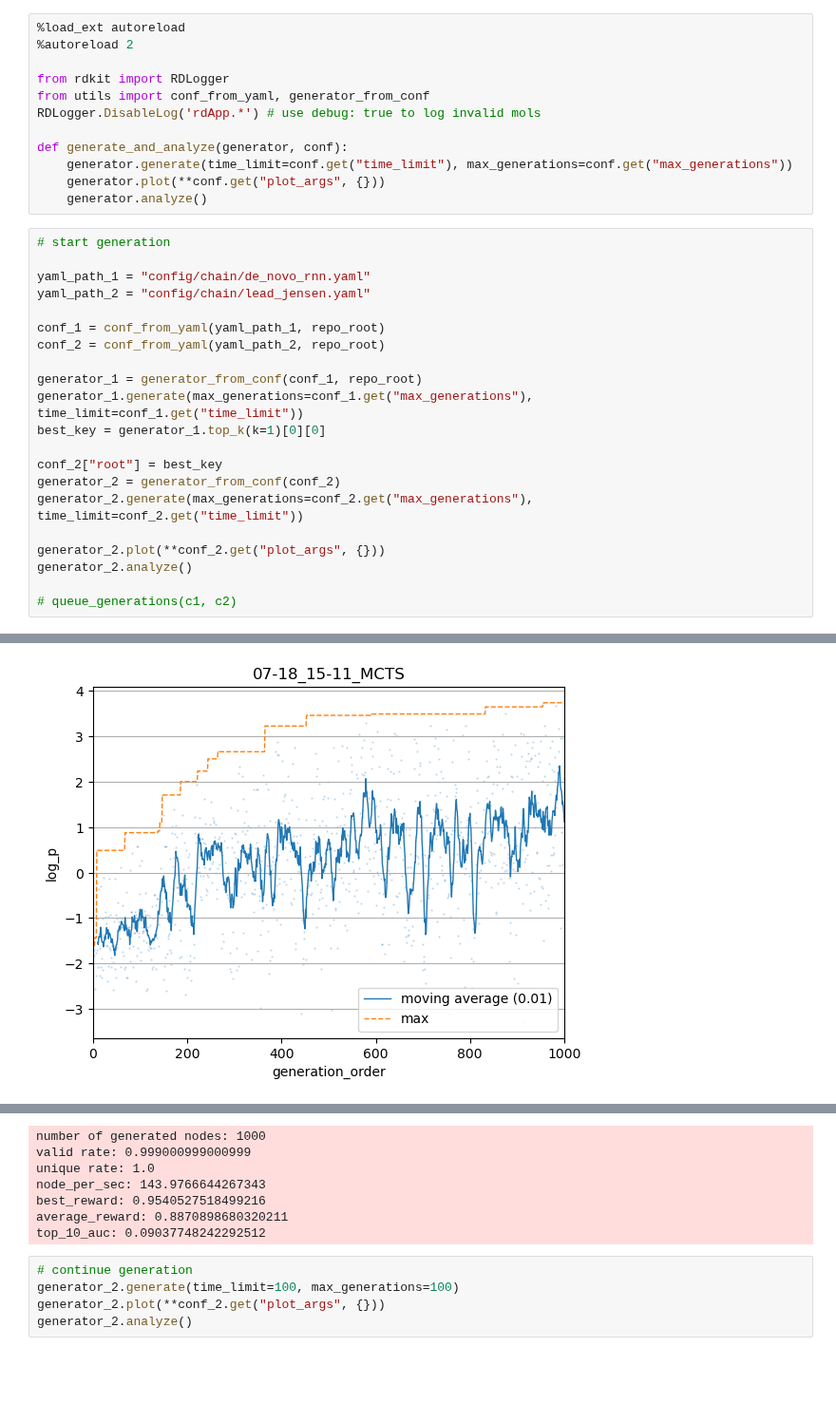
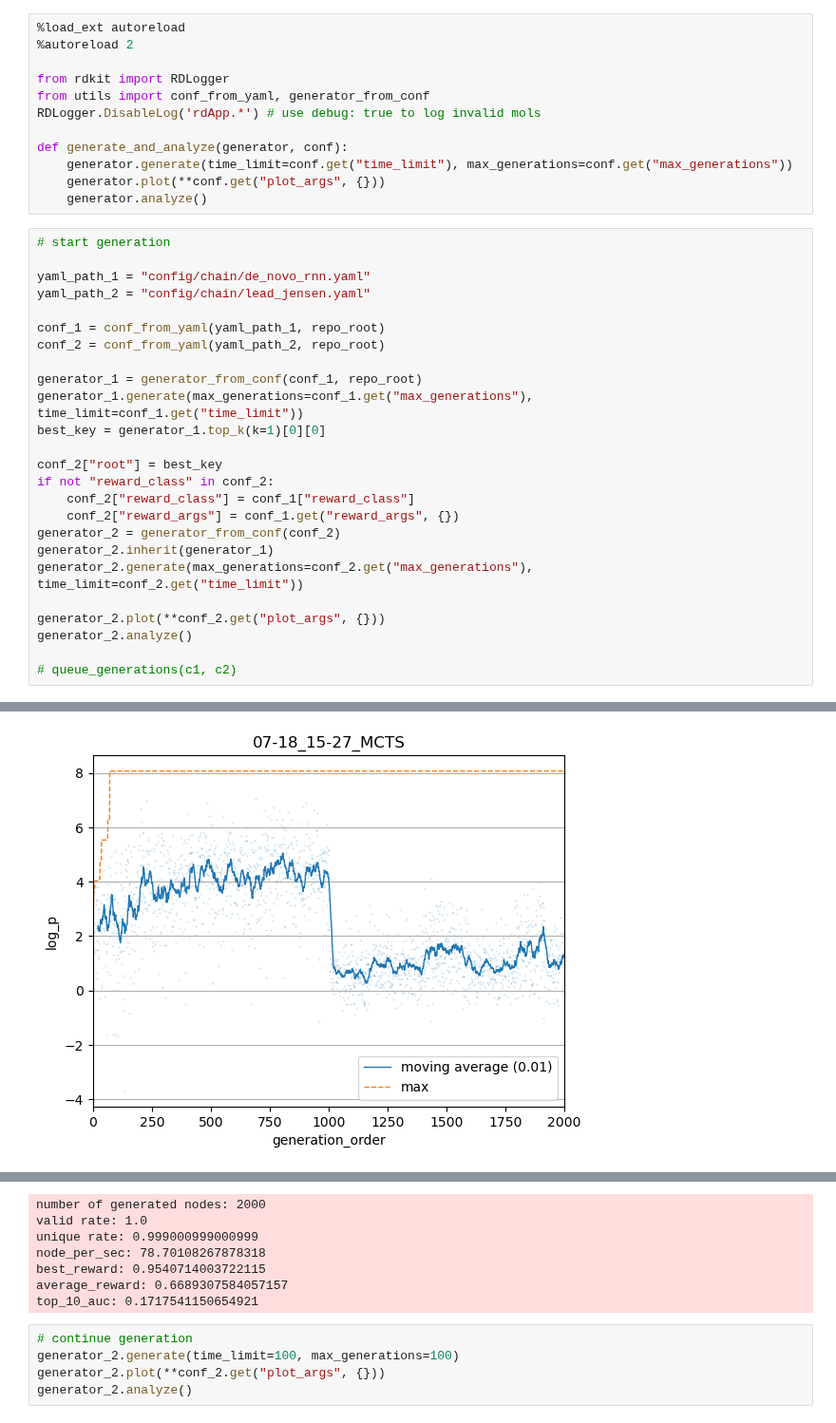
Before and after one commit to molecule-generator-collection/ChemTSv3, a Jupyter notebook: sandbox/chain_generation.ipynb, the cells around one changed output, grey strips where cells are left out. Shown at 95% size. Drawn from its saved outputs; the diff is of its cells as text; blank space fills up the shorter version.

Commit message:
Add inherit()

```diff
--- a/sandbox/chain_generation.ipynb
+++ b/sandbox/chain_generation.ipynb
@@ -30,7 +30,11 @@ generator_1.generate(max_generations=conf_1.get("max_generations"), time_limit=c
 best_key = generator_1.top_k(k=1)[0][0]
 
 conf_2["root"] = best_key
+if not "reward_class" in conf_2:
+    conf_2["reward_class"] = conf_1["reward_class"]
+    conf_2["reward_args"] = conf_1.get("reward_args", {})
 generator_2 = generator_from_conf(conf_2)
+generator_2.inherit(generator_1)
 generator_2.generate(max_generations=conf_2.get("max_generations"), time_limit=conf_2.get("time_limit"))
 
 generator_2.plot(**conf_2.get("plot_args", {}))
@@ -57,2 +61,2 @@ Starting generation...
 Generation finished.
-[figure, old version]
+[figure, new version]
@@ -62,10 +66,10 @@ Generation finished.
-number of generated nodes: 1000
-valid rate: 0.999000999000999
-unique rate: 1.0
-node_per_sec: 143.9766644267343
-best_reward: 0.9540527518499216
-average_reward: 0.8870898680320211
-top_10_auc: 0.09037748242292512
+number of generated nodes: 2000
+valid rate: 1.0
+unique rate: 0.999000999000999
+node_per_sec: 78.70108267878318
+best_reward: 0.9540714003722115
+average_reward: 0.6689307584057157
+top_10_auc: 0.1717541150654921
 # %%
 # continue generation
 generator_2.generate(time_limit=100, max_generations=100)
```
Also changed, not shown: parts of 1 cell of this notebook, 2 other files.
